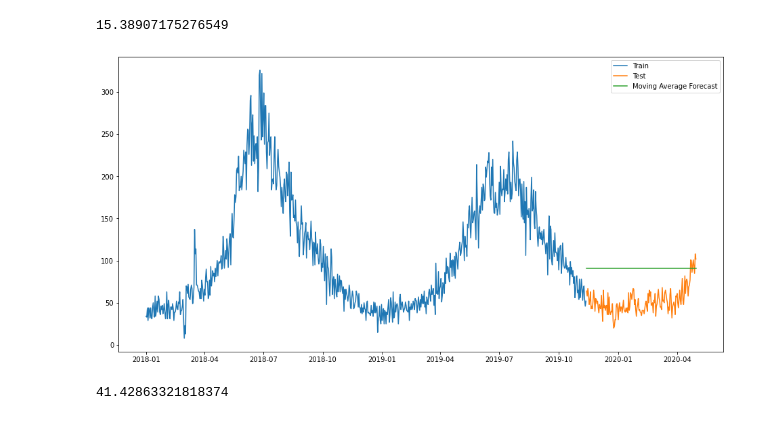
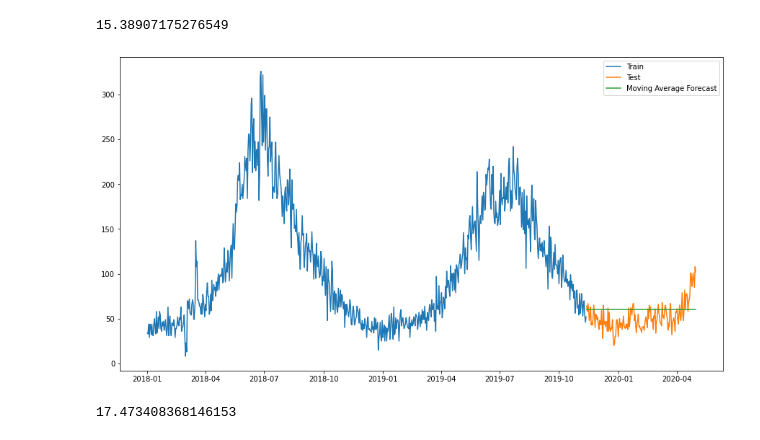
Before and after one commit to vpetrova13/final_project_VM, a Jupyter notebook: analysis_and_documentation/wildlife_predictive.ipynb, the cells around one changed output. Drawn from its saved outputs; the diff is of its cells as text; code cells hidden in the pictures.

```diff
--- a/analysis_and_documentation/wildlife_predictive.ipynb
+++ b/analysis_and_documentation/wildlife_predictive.ipynb
@@ -93,17 +93,17 @@ print(rms)
 15.38907175276549
 # %%
 y_hat_avg = test.copy()
-y_hat_avg['moving_avg_forecast'] = train['reason_for_call'].rolling(60).mean().iloc[-1]
-plt.figure(figsize=(16,8))
+y_hat_avg['moving_avg_forecast'] = train['reason_for_call'].rolling(10).mean().iloc[-1]
+plt.figure(figsize=(15,8))
 plt.plot(train['reason_for_call'], label='Train')
 plt.plot(test['reason_for_call'], label='Test')
 plt.plot(y_hat_avg['moving_avg_forecast'], label='Moving Average Forecast')
 plt.legend(loc='best')
 plt.show()
 # %% [output]
-[figure, old version]
+[figure, new version]
 # %%
 rms = sqrt(mean_squared_error(test.reason_for_call, y_hat_avg.moving_avg_forecast))
 print(rms)
 # %% [output]
-41.42863321818374
+17.473408368146153
```
Also changed, not shown: parts of 40 cells of this notebook, 3 other files.
